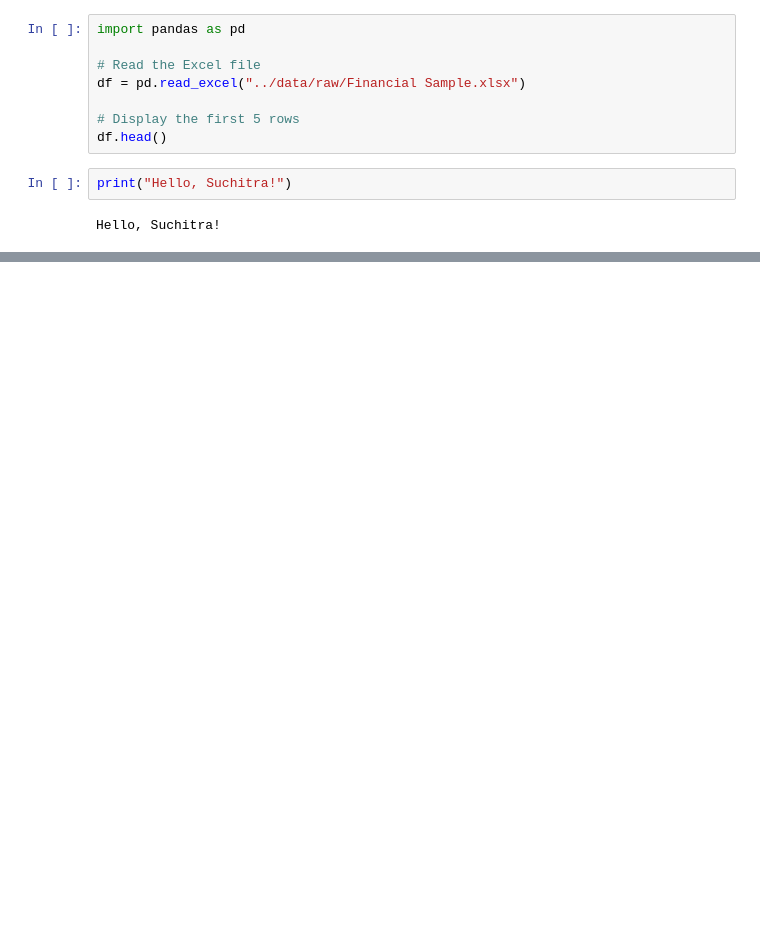
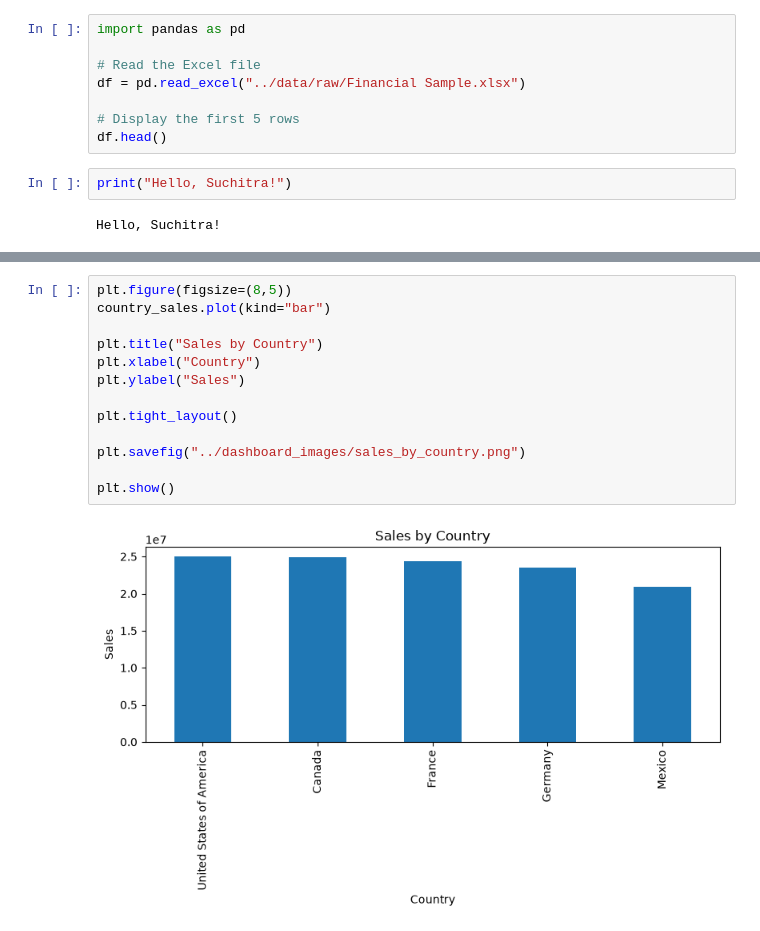
Before and after one commit to Suchi1902/Financial_Performance_Dashboard, a Jupyter notebook: python/data_cleaning.ipynb, the cells around one changed output, grey strips where cells are left out. Drawn from its saved outputs; the diff is of its cells as text; blank space fills up the shorter version.

```diff
--- a/python/data_cleaning.ipynb
+++ b/python/data_cleaning.ipynb
@@ -63,0 +433,15 @@ Hello, Suchitra!
+# %%
+plt.figure(figsize=(8,5))
+country_sales.plot(kind="bar")
+
+plt.title("Sales by Country")
+plt.xlabel("Country")
+plt.ylabel("Sales")
+
+plt.tight_layout()
+
+plt.savefig("../dashboard_images/sales_by_country.png")
+
+plt.show()
+# %% [output]
+[figure, added]
```
Also changed, not shown: parts of 39 cells of this notebook, 9 other files.
